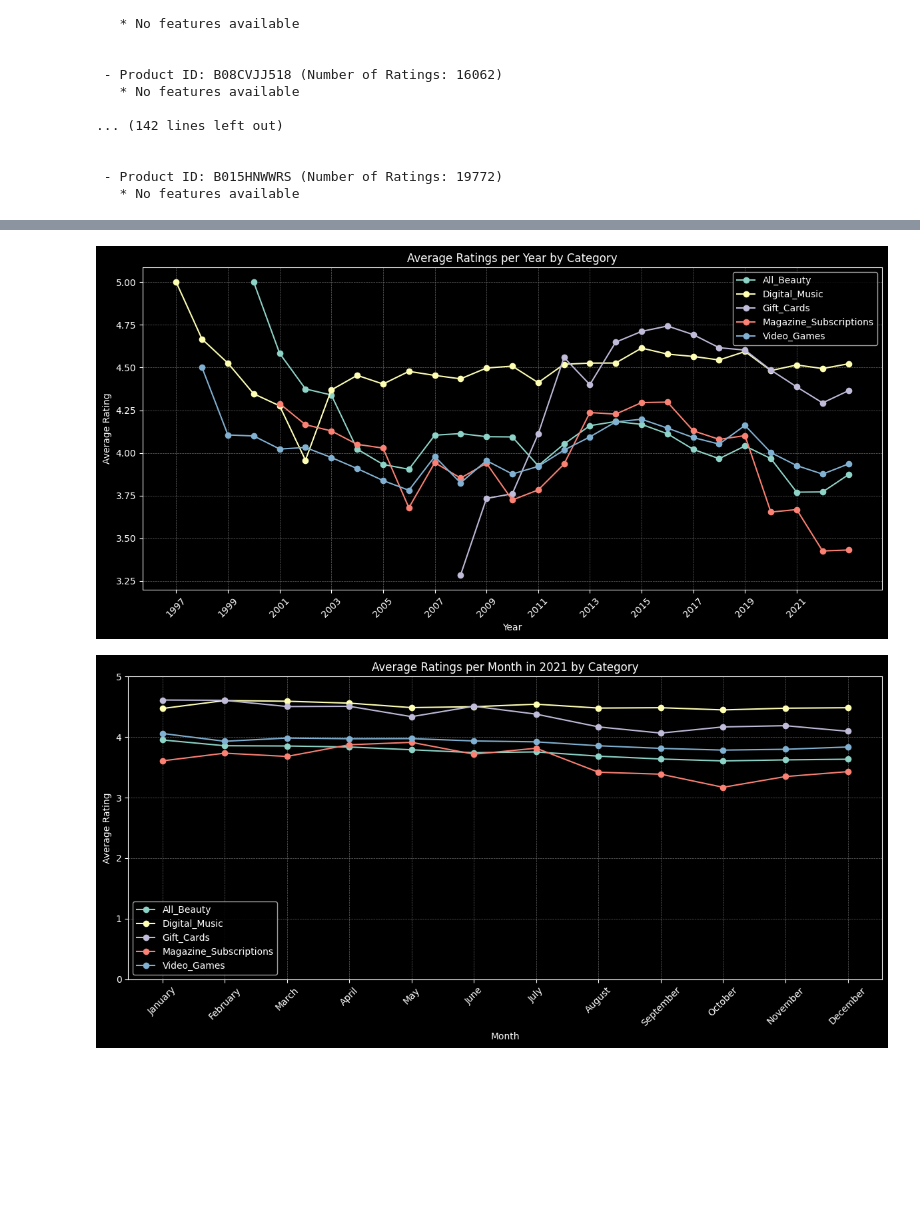
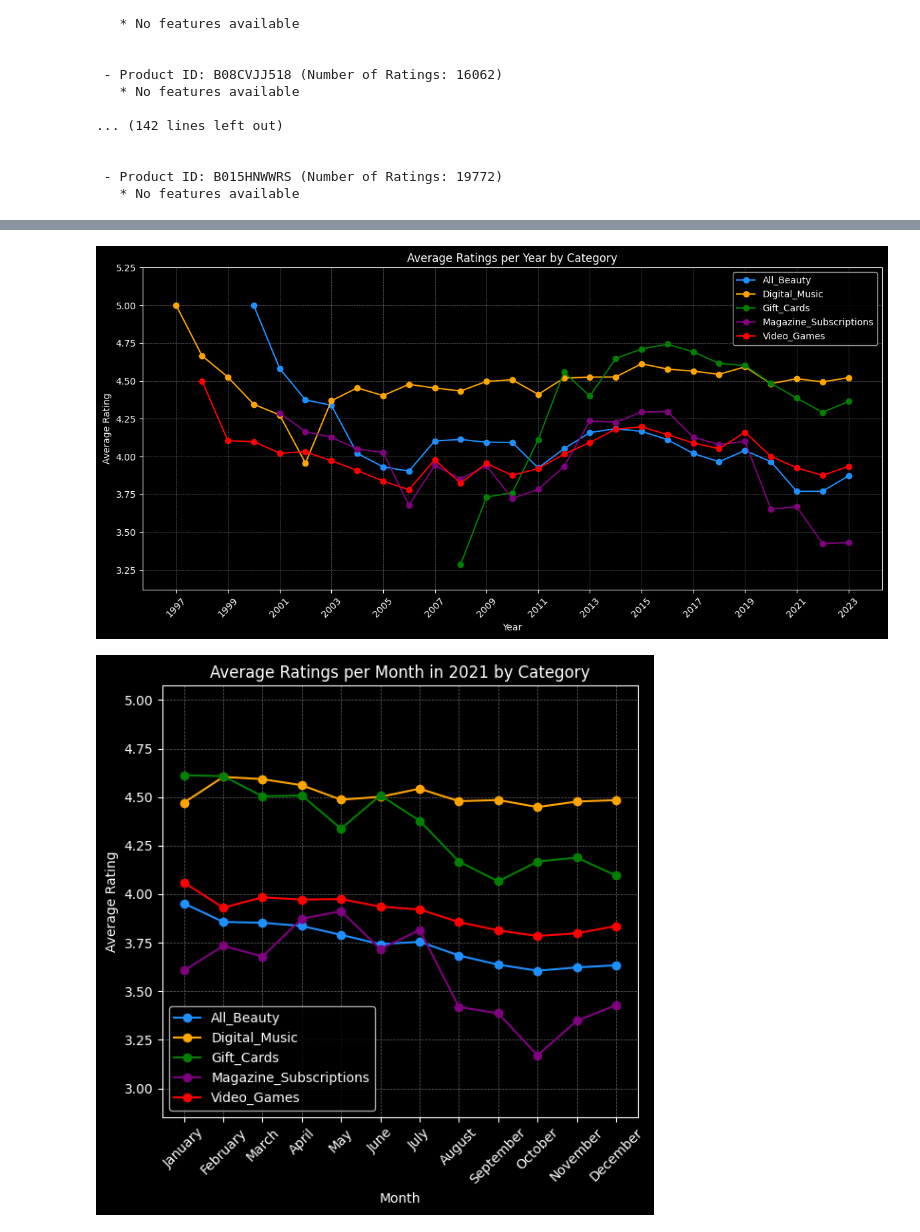
Before and after one commit to AntonisZks/Data-Mining, a Jupyter notebook: Notebooks/data_mining_assignment.ipynb, the cells around one changed output, grey strips where cells are left out. Cells and saved outputs as stored; diff of their text form; code cells hidden in the pictures; blank space fills up the shorter version.

```diff
--- a/Notebooks/data_mining_assignment.ipynb
+++ b/Notebooks/data_mining_assignment.ipynb
@@ -301,7 +301,10 @@ def handle_missing_values(dataframe):
     # Fill 'bought_together' with empty list
     dataframe['bought_together'] = dataframe['bought_together'].fillna("[]")
 
-    # Fill 'subtitle' with empty string
+    # Fill 'title' with empty string
+    dataframe['title'] = dataframe['title'].fillna("")
+
+    # Fill 'subtitle' with empty strings
     dataframe['subtitle'] = dataframe['subtitle'].fillna("")
 
     # Fill 'author' with empty string
@@ -479,6 +482,7 @@ import time
 output_file_path = "../data/processed/"
 if os.path.exists(output_file_path):
     print(f"Data are already processed and stored in {output_file_path}.")
+    dataframes = load_csv_files(categories, data_path=output_file_path)
 else:
     print("Pre-processing started")
     os.makedirs(output_file_path)
@@ -546,15 +546,17 @@ import matplotlib.pyplot as plt
 import seaborn as sns
 
 # Create a histogram for the rating distribution of each category
-fig, axes = plt.subplots(3, 2, figsize=(12, 14))
+colors = ['dodgerblue', 'orange', 'green', 'purple', 'red']
+fig, axes = plt.subplots(1, 5, figsize=(20, 4))
 axes = axes.flatten()
 
 # Plot the rating distribution for each category
 for i, category in enumerate(categories):
-    sns.histplot(dataframes['review'][category]['rating'], bins=4, kde=True, ax=axes[i], color='dodgerblue', stat='frequency')
+    sns.histplot(dataframes['review'][category]['rating'], bins=4, kde=True, ax=axes[i], color=colors[i], stat='frequency')
     axes[i].set_title(f"Rating Distribution - {category}")
     axes[i].set_xlabel("Rating")
     axes[i].set_ylabel("Frequency")
+    axes[i].grid(axis='y', color='dimgray', linestyle='dashed', linewidth=0.5)
 
 # Hide any unused subplot axes
 for j in range(len(categories), len(axes)):
@@ -751,25 +761,30 @@ def get_average_rating_per_year(dataframes, categories):
 average_ratings_per_year = get_average_rating_per_year(dataframes, categories)
 # %%
 # Plot the average ratings per year for each category
+colors = ['dodgerblue', 'orange', 'green', 'purple', 'red']
 plt.figure(figsize=(12, 6))
-for category, average_ratings in average_ratings_per_year.items():
-    plt.plot(average_ratings['year'], average_ratings['rating'], marker='o', label=category)
+for i, (category, average_ratings) in enumerate(average_ratings_per_year.items()):
+    plt.plot(average_ratings['year'], average_ratings['rating'], color=colors[i], marker='o', label=category)
 
 min_year = min(min(average_ratings['year']) for average_ratings in average_ratings_per_year.values())
 max_year = max(max(average_ratings['year']) for average_ratings in average_ratings_per_year.values())
+
+min_y = min(min(average_ratings['rating']) for average_ratings in average_ratings_per_year.values())
+max_y = max(max(average_ratings['rating']) for average_ratings in average_ratings_per_year.values())
 
 plt.xlabel("Year")
 plt.ylabel("Average Rating")
 plt.title("Average Ratings per Year by Category")
 plt.xticks(rotation=45)
-plt.xticks(range(min_year, max_year, 2))  # Adjust the range based on the dataset
+plt.xticks(range(min_year, max_year+1, 2))
+plt.ylim(min_y - 0.05*min_y, max_y + 0.05*max_y)
 plt.grid(color='dimgray', linestyle='--', linewidth=0.5)
 
 plt.legend()
 plt.tight_layout()
 plt.show()
 # %% [output]
-[figure, old version]
+[figure, new version]
 # %%
 def get_average_rating_for_year(dataframes, categories, year):
     """
@@ -796,24 +811,28 @@ average_ratings_2021 = get_average_rating_for_year(dataframes, categories, year)
 # %%
 months = ['January', 'February', 'March', 'April', 'May', 'June', 'July', 'August', 'September', 'October', 'November', 'December']
 
 # Plot the average ratings per month for the specified year
-plt.figure(figsize=(12, 6))
-for category, average_ratings in average_ratings_2021.items():
-    plt.plot(average_ratings['month'], average_ratings['rating'], marker='o', label=category)
+colors = ['dodgerblue', 'orange', 'green', 'purple', 'red']
+plt.figure(figsize=(6, 6))
+for i, (category, average_ratings) in enumerate(average_ratings_2021.items()):
+    plt.plot(average_ratings['month'], average_ratings['rating'], color=colors[i], marker='o', label=category)
 
-min_month = min(min(average_ratings['month']) for average_ratings in average_ratings_2021.values())
-max_month = max(max(average_ratings['month']) for average_ratings in average_ratings_2021.values())
+min_month = min(min(avg['month']) for avg in average_ratings_2021.values() if not avg['month'].empty)
+max_month = max(max(avg['month']) for avg in average_ratings_2021.values() if not avg['month'].empty)
+
+min_y = min(min(avg['rating']) for avg in average_ratings_2021.values() if not avg['rating'].empty)
+max_y = max(max(avg['rating']) for avg in average_ratings_2021.values() if not avg['rating'].empty)
 
 plt.xlabel("Month")
 plt.ylabel("Average Rating")
 plt.title(f"Average Ratings per Month in {year} by Category")
 plt.xticks(rotation=45)
 plt.xticks(range(1, 13), months)
-plt.ylim(0, 5)  # Ratings are typically between 0 and 5
+plt.ylim(min_y -0.1*min_y, max_y + 0.1*max_y)  # Adjust y-axis limits based on the dataset
 plt.grid(color='dimgray', linestyle='--', linewidth=0.5)
 
 plt.legend()
 plt.tight_layout()
 plt.show()
 # %% [output]
-[figure, old version]
+[figure, new version]
```
Also changed, not shown: parts of 10 cells of this notebook.
